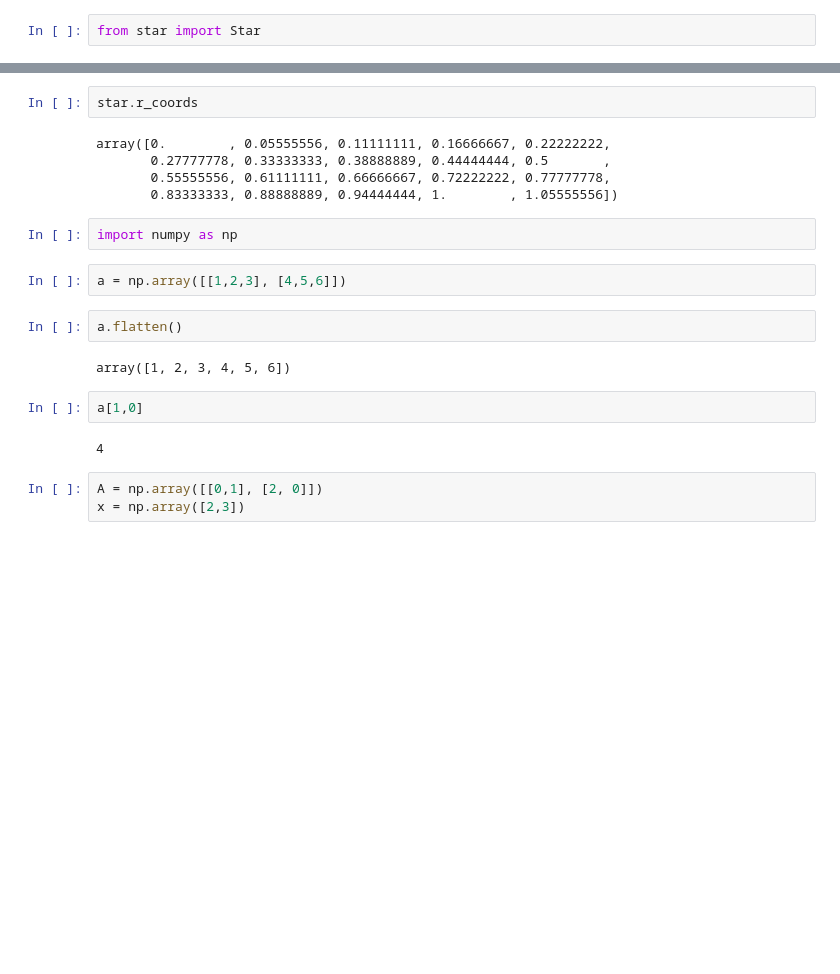
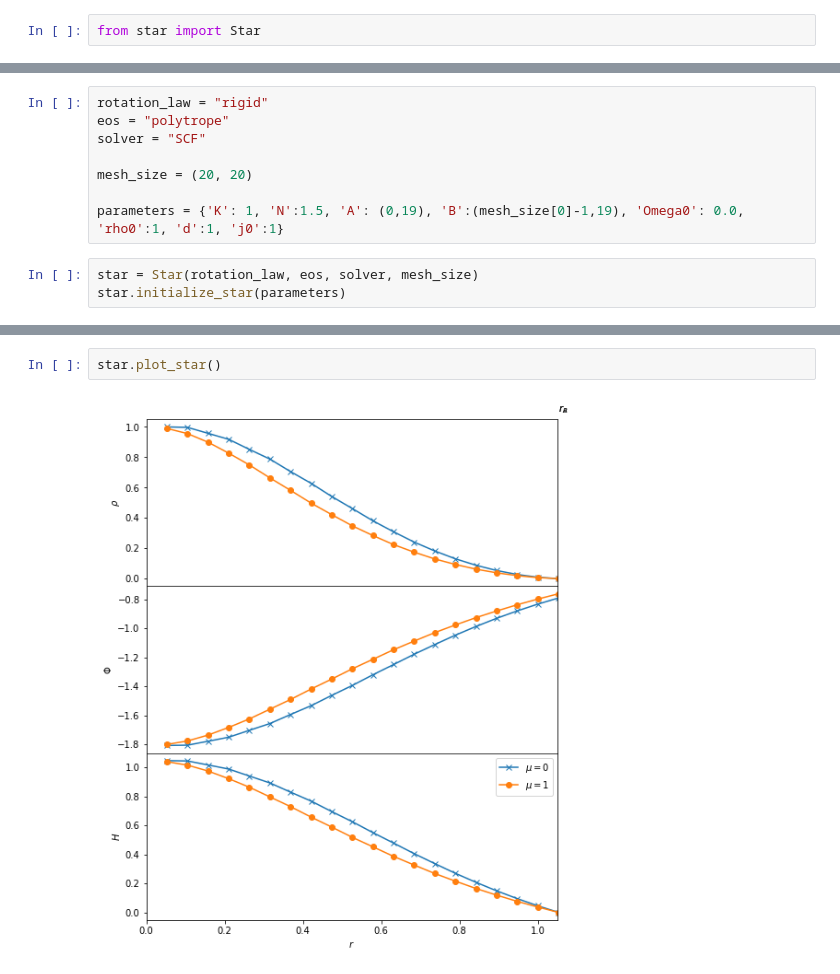
Before and after one commit to harpolea/rotating_star, a Jupyter notebook: run_models.ipynb, the cells around one changed output, grey strips where cells are left out. Cells and saved outputs as stored; diff of their text form; blank space fills up the shorter version.

```diff
--- a/run_models.ipynb
+++ b/run_models.ipynb
@@ -70,0 +71,11 @@ Object `np.flatten` not found.
+# %%
+rotation_law = "rigid"
+eos = "polytrope"
+solver = "SCF"
+
+mesh_size = (20, 20)
+
+parameters = {'K': 1, 'N':1.5, 'A': (0,19), 'B':(mesh_size[0]-1,19), 'Omega0': 0.0, 'rho0':1, 'd':1, 'j0':1}
+# %%
+star = Star(rotation_law, eos, solver, mesh_size)
+star.initialize_star(parameters)
@@ -71,22 +102,4 @@ Object `np.flatten` not found.
 # %%
-star.r_coords
+star.plot_star()
 # %% [output]
-array([0.        , 0.05555556, 0.11111111, 0.16666667, 0.22222222,
-       0.27777778, 0.33333333, 0.38888889, 0.44444444, 0.5       ,
-       0.55555556, 0.61111111, 0.66666667, 0.72222222, 0.77777778,
-       0.83333333, 0.88888889, 0.94444444, 1.        , 1.05555556])
+[figure, added]
-# %%
-import numpy as np
-# %%
-a = np.array([[1,2,3], [4,5,6]])
-# %%
-a.flatten()
-# %% [output]
-array([1, 2, 3, 4, 5, 6])
-# %%
-a[1,0]
-# %% [output]
-4
-# %%
-A = np.array([[0,1], [2, 0]])
-x = np.array([2,3])
```
Also changed, not shown: parts of 15 cells of this notebook, 2 other files.
